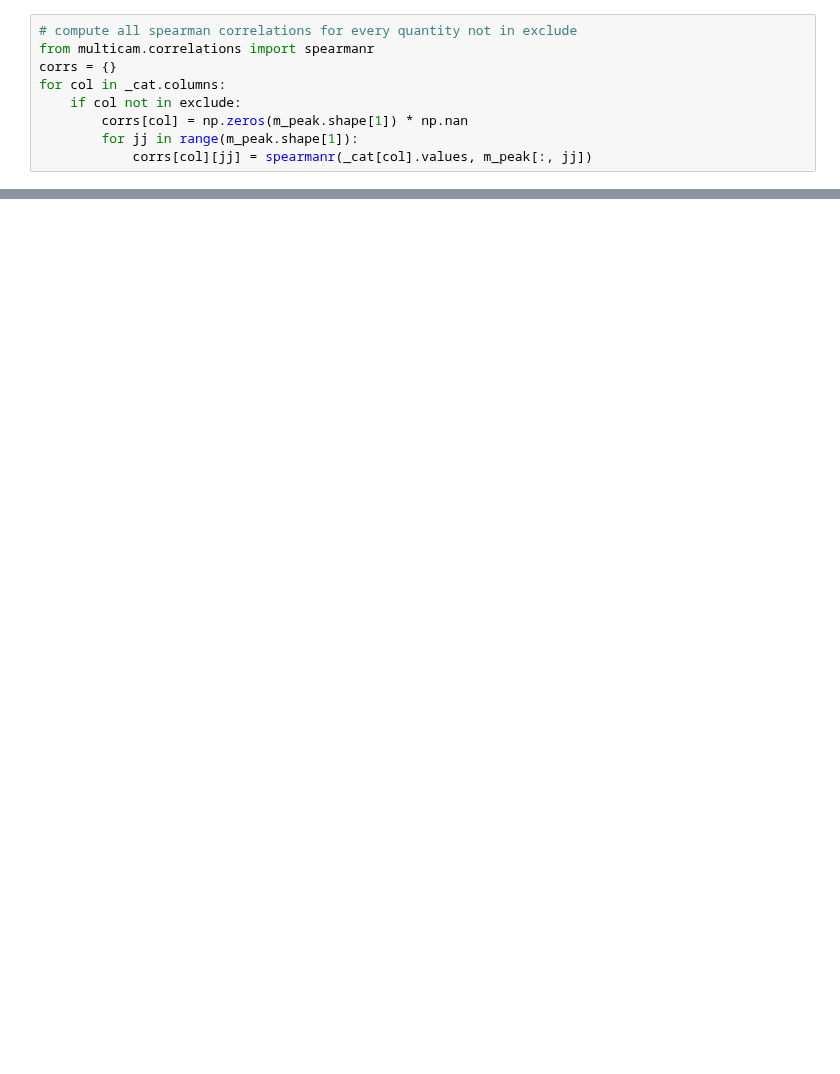
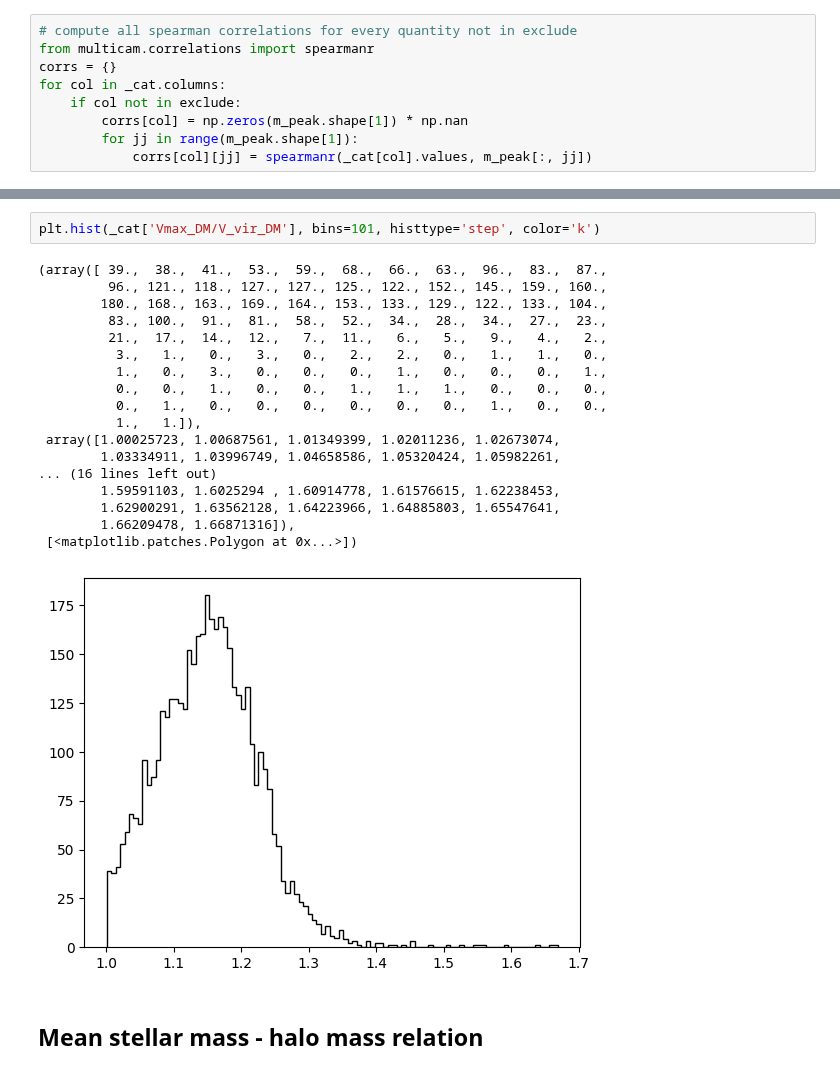
Before and after one commit to ismael-mendoza/nbody-relaxed, a Jupyter notebook: notebooks/wip/tng1.ipynb, the cells around one changed output, grey strips where cells are left out. Cells and saved outputs as stored; diff of their text form; blank space fills up the shorter version.

```diff
--- a/notebooks/wip/tng1.ipynb
+++ b/notebooks/wip/tng1.ipynb
@@ -320,0 +230,23 @@ for col in _cat.columns:
+# %%
+plt.hist(_cat['Vmax_DM/V_vir_DM'], bins=101, histtype='step', color='k')
+# %% [output]
+(array([ 39.,  38.,  41.,  53.,  59.,  68.,  66.,  63.,  96.,  83.,  87.,
+         96., 121., 118., 127., 127., 125., 122., 152., 145., 159., 160.,
+        180., 168., 163., 169., 164., 153., 133., 129., 122., 133., 104.,
+         83., 100.,  91.,  81.,  58.,  52.,  34.,  28.,  34.,  27.,  23.,
+         21.,  17.,  14.,  12.,   7.,  11.,   6.,   5.,   9.,   4.,   2.,
+          3.,   1.,   0.,   3.,   0.,   2.,   2.,   0.,   1.,   1.,   0.,
+          1.,   0.,   3.,   0.,   0.,   0.,   1.,   0.,   0.,   0.,   1.,
+          0.,   0.,   1.,   0.,   0.,   1.,   1.,   1.,   0.,   0.,   0.,
+          0.,   1.,   0.,   0.,   0.,   0.,   0.,   0.,   1.,   0.,   0.,
+          1.,   1.]),
+ array([1.00025723, 1.00687561, 1.01349399, 1.02011236, 1.02673074,
+        1.03334911, 1.03996749, 1.04658586, 1.05320424, 1.05982261,
+... (16 lines left out)
+        1.59591103, 1.6025294 , 1.60914778, 1.61576615, 1.62238453,
+        1.62900291, 1.63562128, 1.64223966, 1.64885803, 1.65547641,
+        1.66209478, 1.66871316]),
+ [<matplotlib.patches.Polygon at 0x...>])
+[figure, added]
+# %% [markdown]
+## Mean stellar mass - halo mass relation
```
Also changed, not shown: parts of 52 cells of this notebook.
